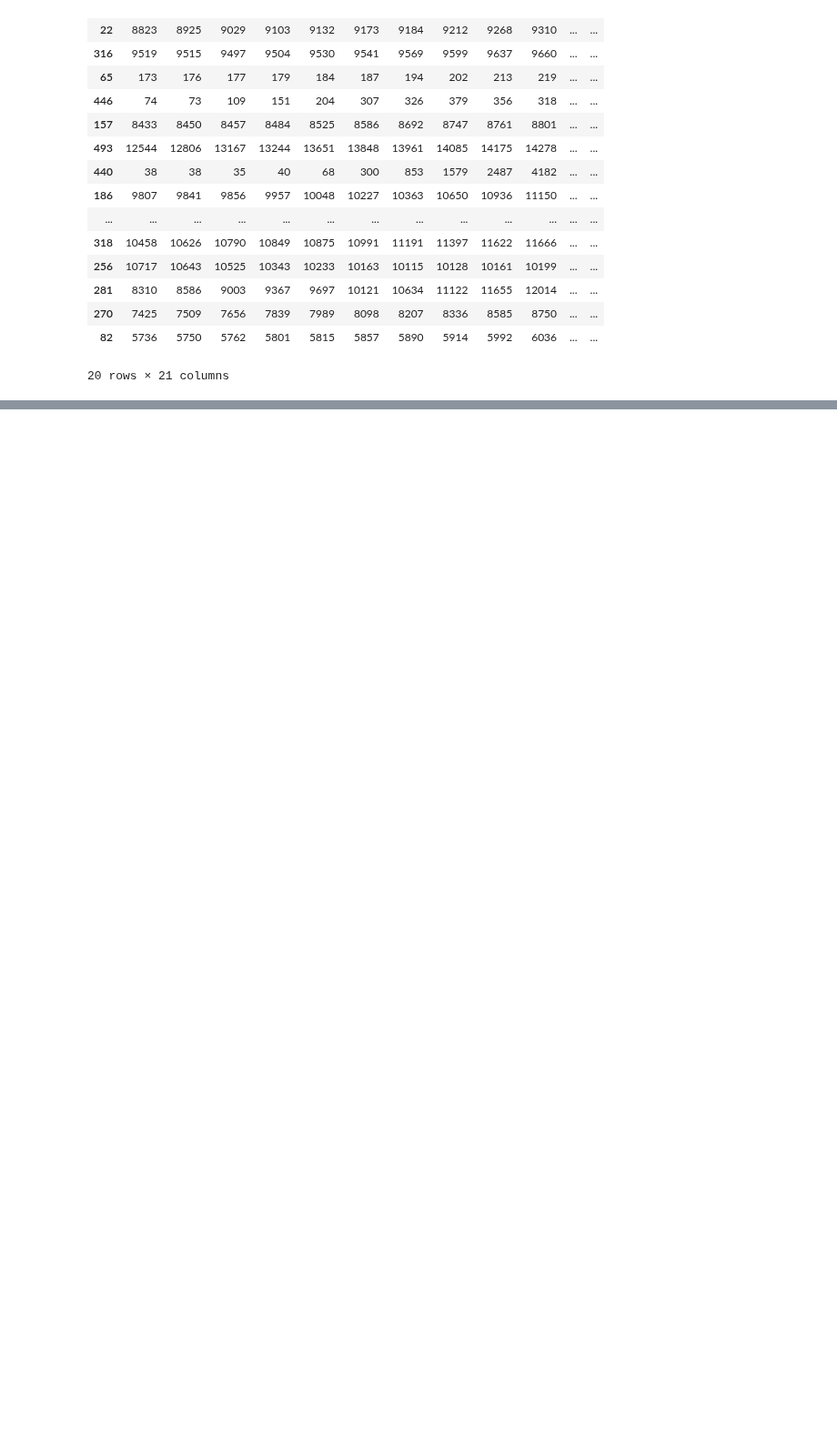
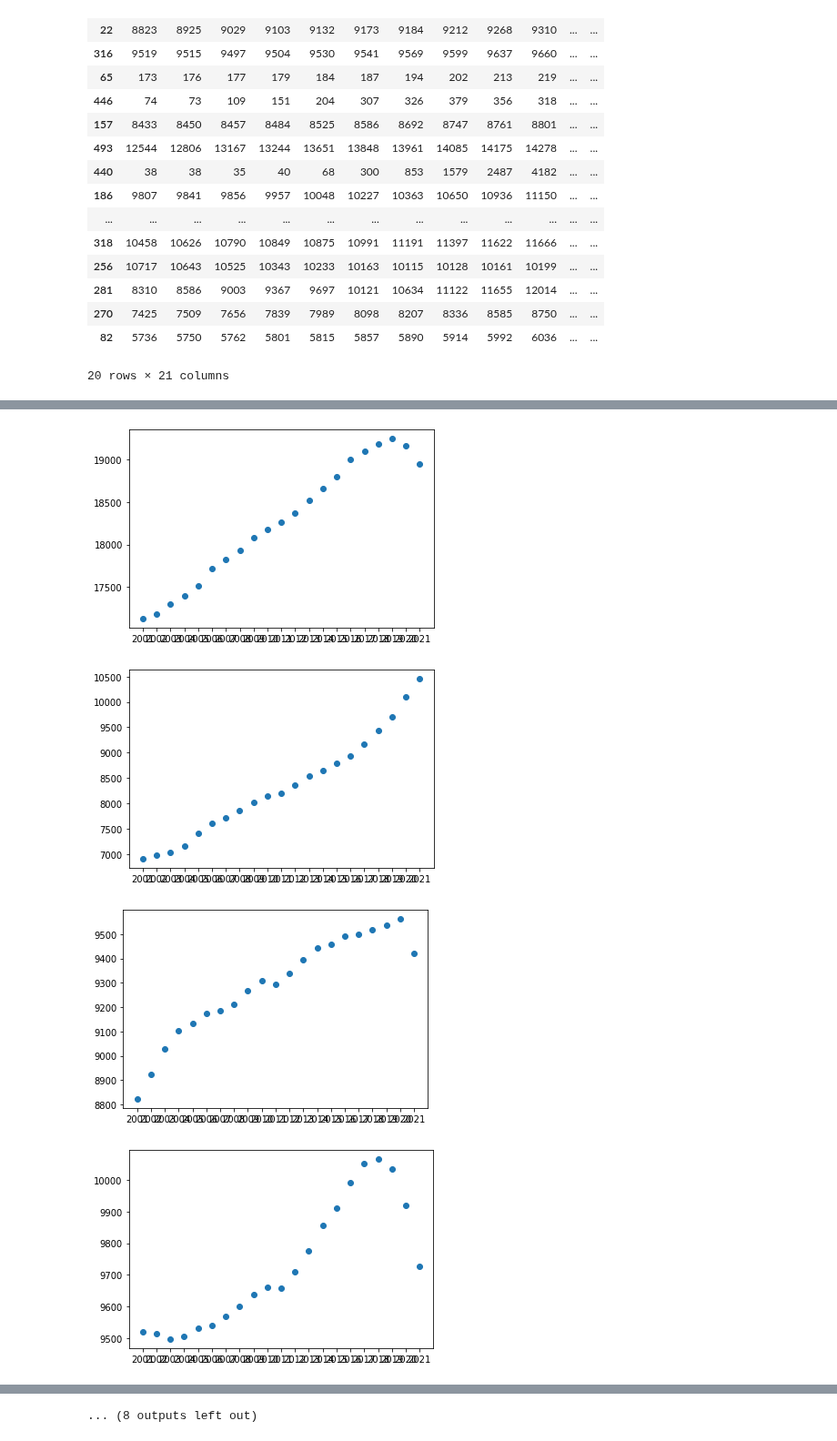
Before and after one commit to MAST30034-Applied-Data-Science/generic-real-estate-consulting-project-group-22, a Jupyter notebook: notebooks/population_analyze.ipynb, the cells around one changed output, grey strips where cells are left out. Shown at 91% size. Saved outputs shown, nothing was run; the diff lists cells and outputs as text; code cells hidden in the pictures; blank space fills up the shorter version.

```diff
--- a/notebooks/population_analyze.ipynb
+++ b/notebooks/population_analyze.ipynb
@@ -110,0 +122,9 @@ for i in range(len(sample)):
+# %%
+for i in range(len(sample1)):
+    plt.scatter(list(sample1.columns),sample1.iloc[i])
+    plt.show()
+# %% [output]
+[figure, added]
+[figure, added]
+[figure, added]
+[figure, added]
@@ -110,0 +139 @@ for i in range(len(sample)):
+... (8 outputs left out)
```
Also changed, not shown: parts of 12 cells of this notebook, 1 other file.
